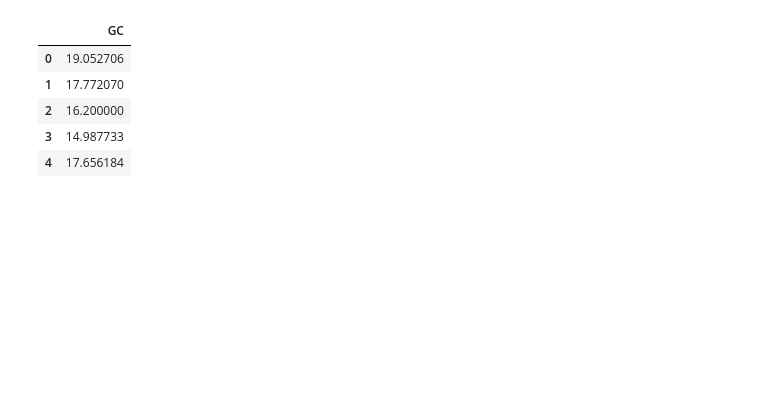
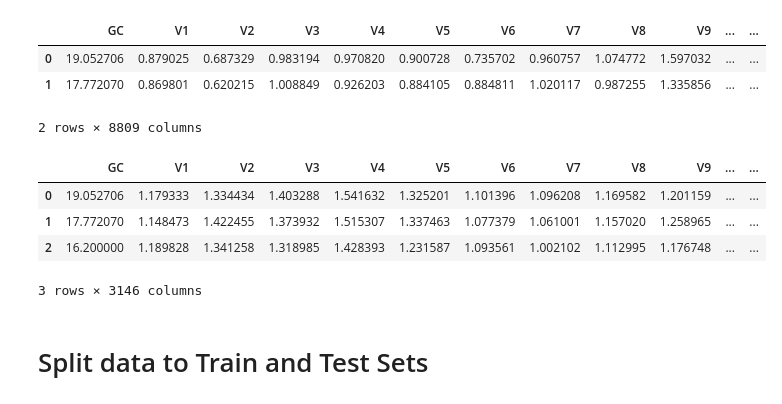
Before and after one commit to krishdb38/Bio_python, a Jupyter notebook: FF_Prediction/Only_Ridge_deep_learning.ipynb, the cells around one changed output. Cells and saved outputs as stored; diff of their text form; code cells hidden in the pictures; blank space fills up the shorter version.

```diff
--- a/FF_Prediction/Only_Ridge_deep_learning.ipynb
+++ b/FF_Prediction/Only_Ridge_deep_learning.ipynb
@@ -35,9 +3,0 @@ df_rl.head(2)
-# %%
-y.head()
-# %% [output]
-|  | GC |
-| 0 | 19.052706 |
-| 1 | 17.772070 |
-| 2 | 16.200000 |
-| 3 | 14.987733 |
-| 4 | 17.656184 |
@@ -49,0 +12,18 @@ df = pd.concat([y,df_gc,df_rl],axis=1)
+# %%
+df_gc = pd.read_csv("../../datas_not_to_upload/gc_drop_null.csv")
+df_rl = pd.read_csv("../../datas_not_to_upload/rl_drop_null.csv")
+# %%
+df_gc.head(2)
+# %% [output]
+|  | GC | V1 | V2 | V3 | V4 | V5 | V6 | V7 | V8 | V9 | ... | ... |
+| 0 | 19.052706 | 0.879025 | 0.687329 | 0.983194 | 0.970820 | 0.900728 | 0.735702 | 0.960757 | 1.074772 | 1.597032 | ... | ... |
+| 1 | 17.772070 | 0.869801 | 0.620215 | 1.008849 | 0.926203 | 0.884105 | 0.884811 | 1.020117 | 0.987255 | 1.335856 | ... | ... |
+2 rows × 8809 columns
+# %%
+df_rl.head(3)
+# %% [output]
+|  | GC | V1 | V2 | V3 | V4 | V5 | V6 | V7 | V8 | V9 | ... | ... |
+| 0 | 19.052706 | 1.179333 | 1.334434 | 1.403288 | 1.541632 | 1.325201 | 1.101396 | 1.096208 | 1.169582 | 1.201159 | ... | ... |
+| 1 | 17.772070 | 1.148473 | 1.422455 | 1.373932 | 1.515307 | 1.337463 | 1.077379 | 1.061001 | 1.157020 | 1.258965 | ... | ... |
+| 2 | 16.200000 | 1.189828 | 1.341258 | 1.318985 | 1.428393 | 1.231587 | 1.093561 | 1.002102 | 1.112995 | 1.176748 | ... | ... |
+3 rows × 3146 columns
@@ -49,0 +34,2 @@ df = pd.concat([y,df_gc,df_rl],axis=1)
+# %% [markdown]
+# Split data to Train and Test Sets
```
Also changed, not shown: parts of 44 cells of this notebook.
